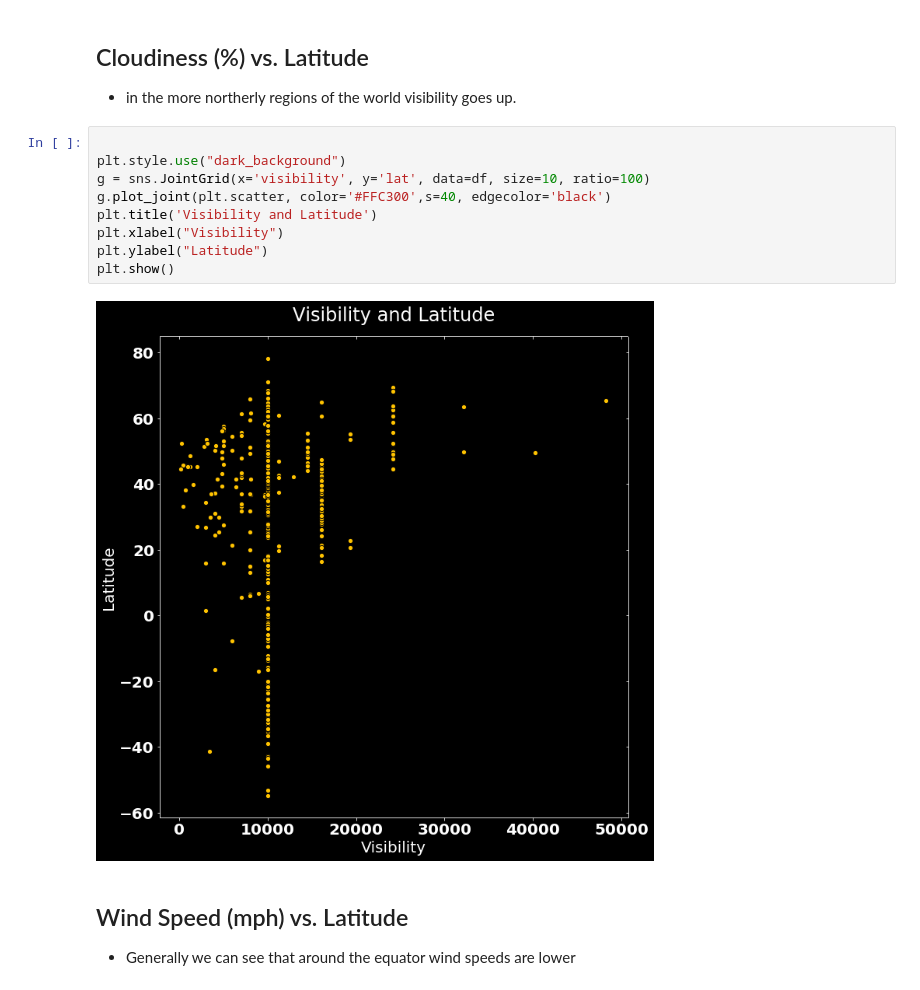
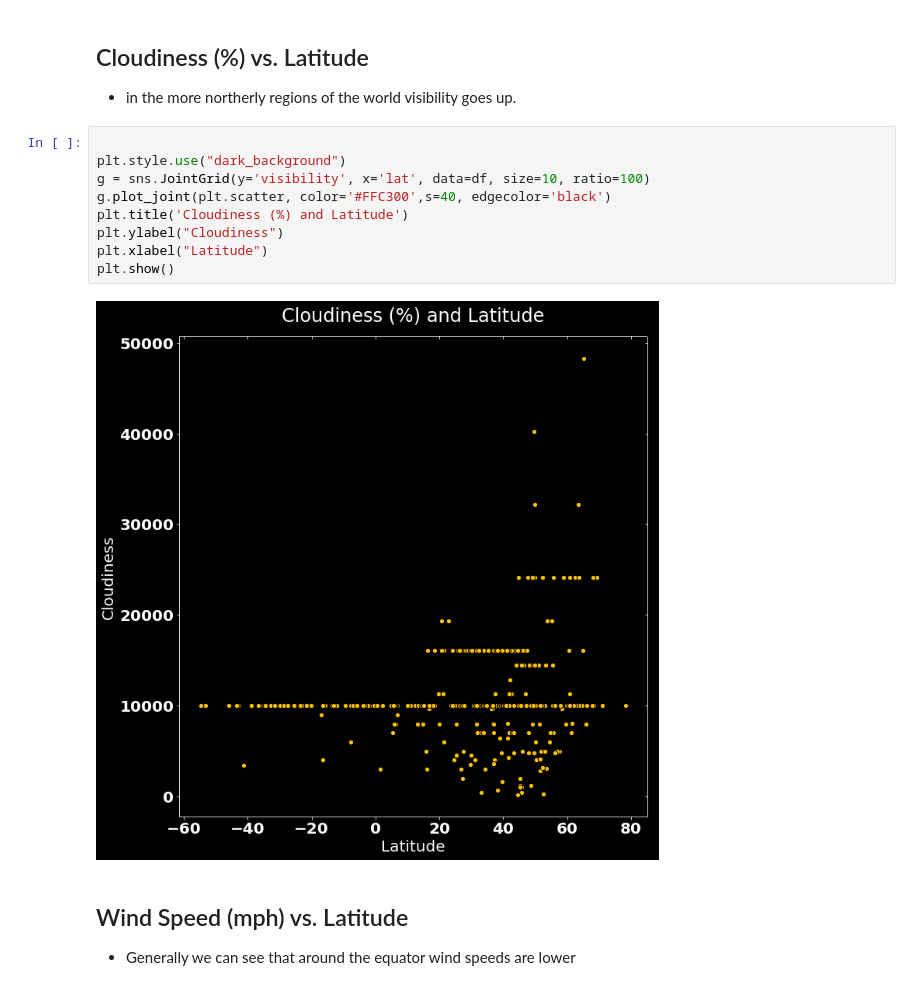
Before and after one commit to coreyclip/WeatherPy, a Jupyter notebook: WeatherPy.ipynb, the cells around one changed output. Cells and saved outputs as stored; diff of their text form.

```diff
--- a/WeatherPy.ipynb
+++ b/WeatherPy.ipynb
@@ -187,14 +187,14 @@ plt.show()
 # %%
 
 plt.style.use("dark_background")
-g = sns.JointGrid(x='visibility', y='lat', data=df, size=10, ratio=100)
+g = sns.JointGrid(y='visibility', x='lat', data=df, size=10, ratio=100)
 g.plot_joint(plt.scatter, color='#FFC300',s=40, edgecolor='black')
-plt.title('Visibility and Latitude')
-plt.xlabel("Visibility")
-plt.ylabel("Latitude")
+plt.title('Cloudiness (%) and Latitude')
+plt.ylabel("Cloudiness")
+plt.xlabel("Latitude")
 plt.show()
 # %% [output]
-[figure, old version]
+[figure, new version]
 # %% [markdown]
 ## Wind Speed (mph) vs. Latitude
 
```
Also changed, not shown: parts of 4 cells of this notebook, 11 other files.
